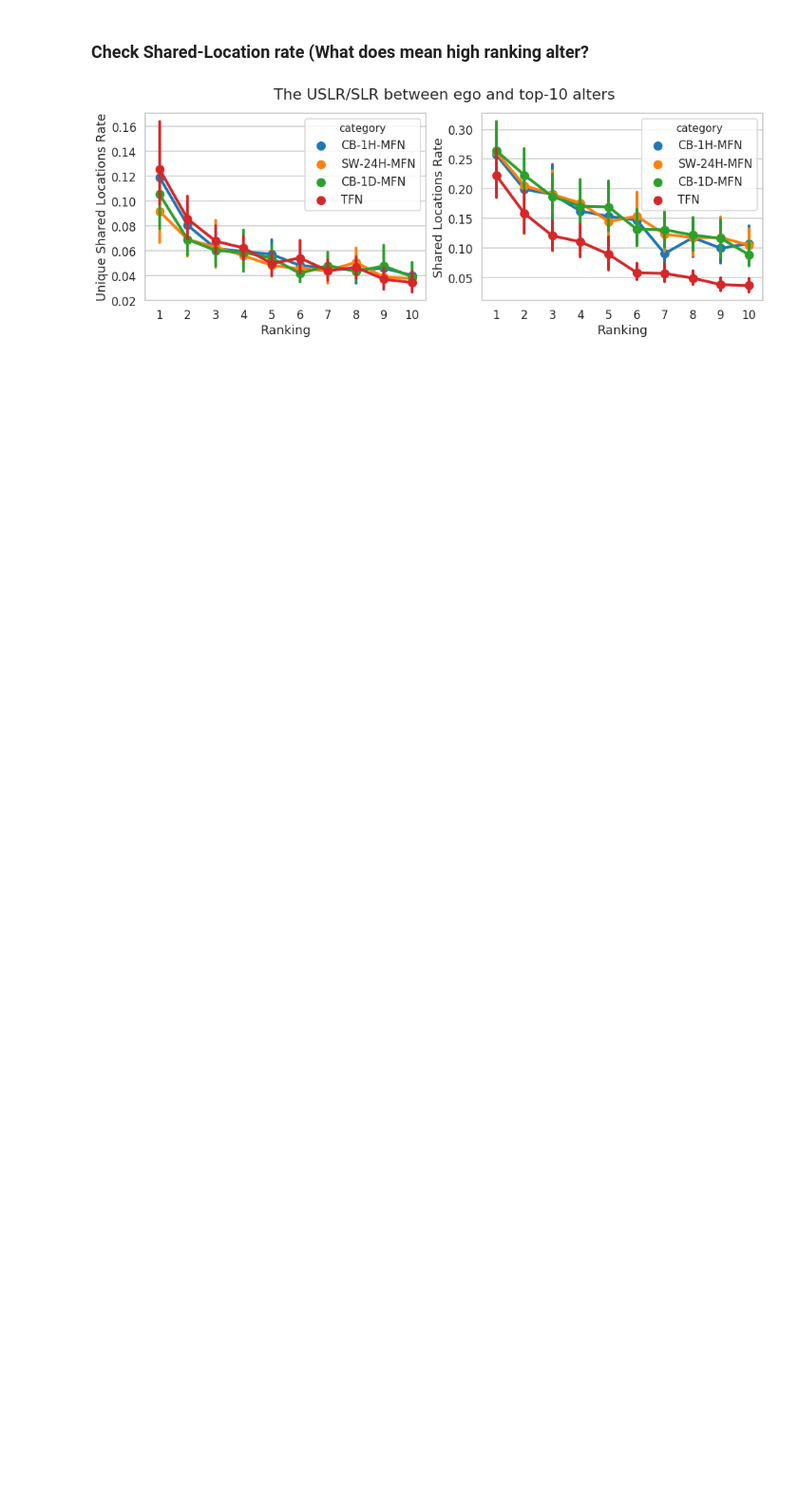
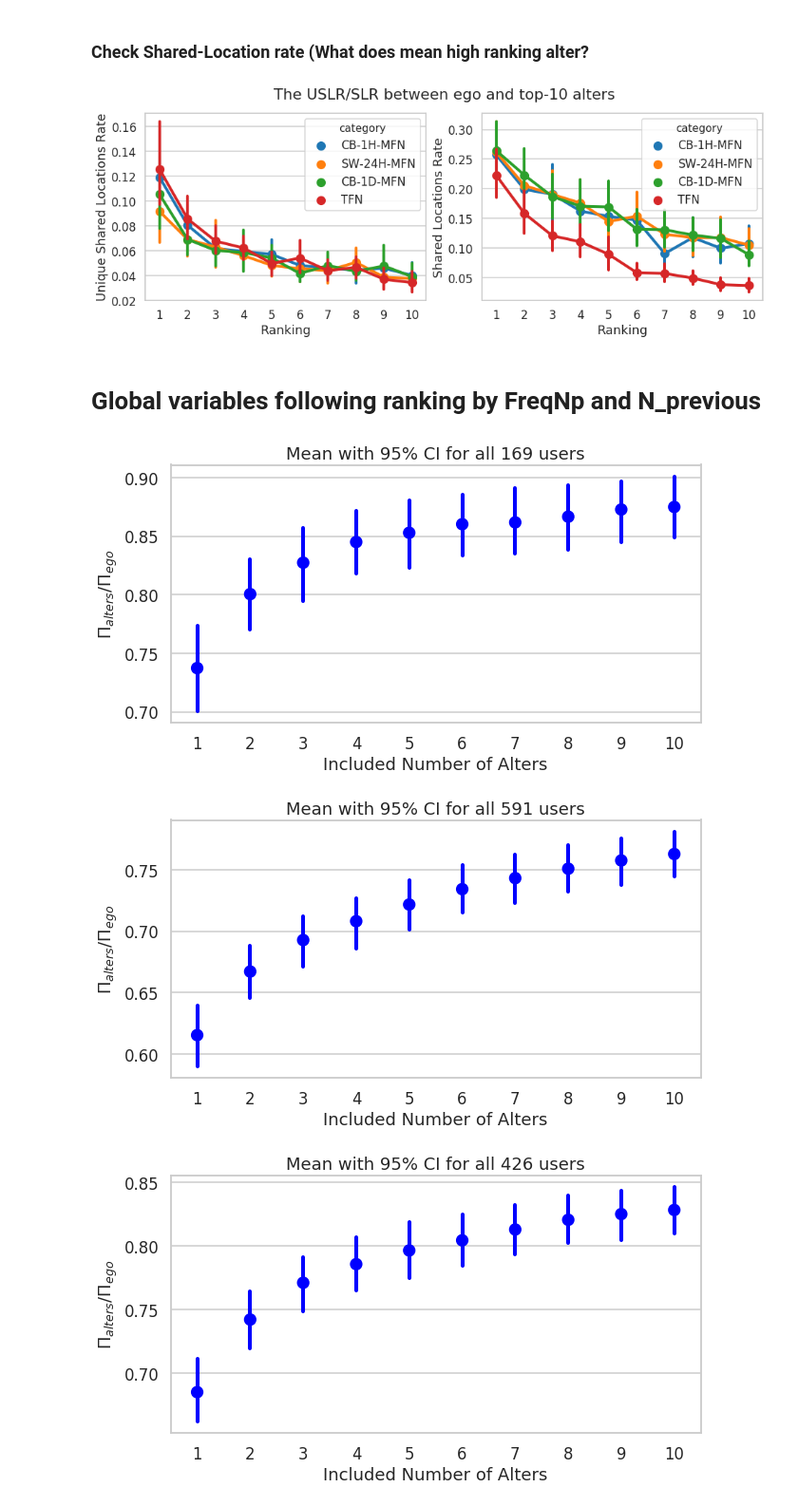
Before and after one commit to Magica-Chen/social-predictability, a Jupyter notebook: Ranking-Based-BK-VS.ipynb, the cells around one changed output. Shown at 95% size. Cells and saved outputs as stored; diff of their text form; code cells hidden in the pictures; blank space fills up the shorter version.

Commit message:
add new result for FreqNp

```diff
--- a/Ranking-Based-BK-VS.ipynb
+++ b/Ranking-Based-BK-VS.ipynb
@@ -620,3 +620,31 @@ ax2.set_xlabel('Ranking')
 plt.show()
 # %% [output]
 [figure]
+# %% [markdown]
+# Global variables following ranking by FreqNp and N_previous
+# %%
+placeid_path = "temp_data/bk-150/brightkite_placeidT_150.pickle"
+MFN_H_path = "final/bk-150/bk-H-2-10-FreqNp-MFN.csv"
+MFN_D_path = "final/bk-150/bk-D-2-10-FreqNp-MFN.csv"
+MFN_24H_path = "final/bk-150/bk-24H-2-10-FreqNp-MFN.csv"
+MFN_TFN_path = "final/bk-150/bk-TFN-FreqNp.csv"
+# %%
+df_H_MFN = transform_df(MFN_H_path)
+vs.cv_plot(df_H_MFN[df_H_MFN['n_meetupers_x'] >=10], threshold=10,
+           plot_type='errorbar', mode='talk', l=10, w=5)
+
+df_24H_MFN = transform_df(MFN_24H_path)
+vs.cv_plot(df_24H_MFN[df_24H_MFN['n_meetupers_x'] >=10], threshold=10,
+           plot_type='errorbar', mode='talk', l=10, w=5)
+
+df_D_MFN = transform_df(MFN_D_path)
+vs.cv_plot(df_D_MFN[df_D_MFN['n_meetupers_x'] >=10], threshold=10,
+           plot_type='errorbar', mode='talk', l=10, w=5)
+
+df_TFN = transform_df(MFN_TFN_path)
+vs.cv_plot(df_TFN[df_TFN['n_meetupers_x'] >=10], threshold=10,
+           plot_type='errorbar', mode='talk', l=10, w=5)
+# %% [output]
+[figure, added]
+[figure, added]
+[figure, added]
```
Also changed, not shown: parts of 22 cells of this notebook, 4 other files.
